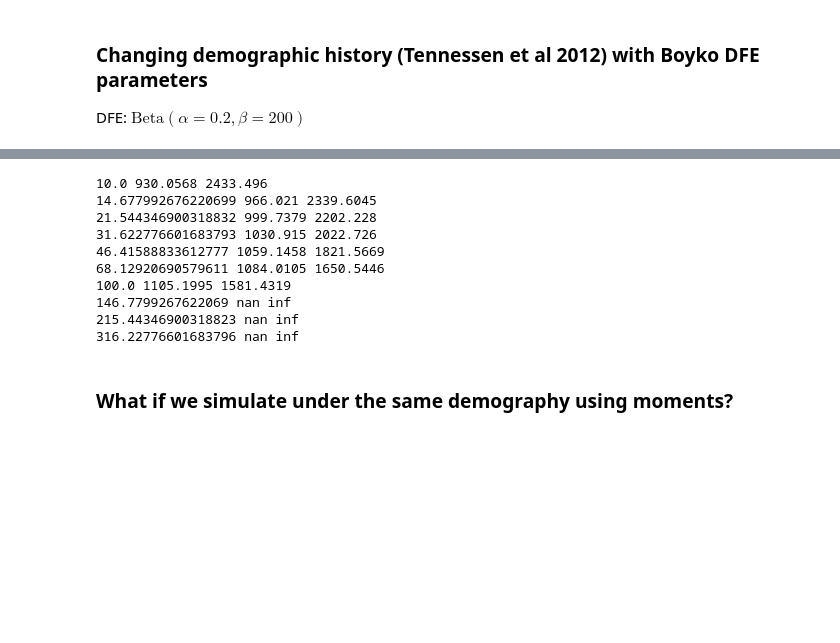
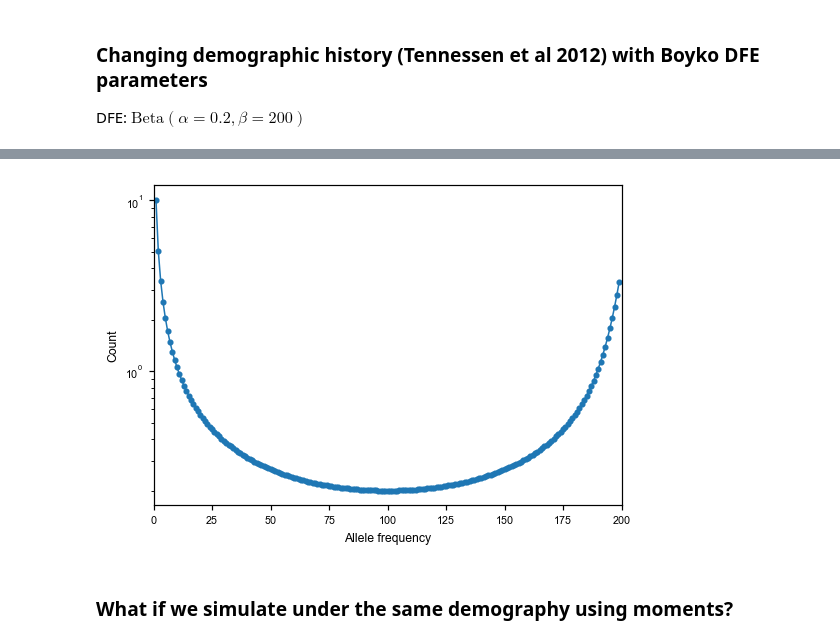
Before and after one commit to VivaswatS/selCoefEst, a Jupyter notebook: changingpopsizesims.ipynb, the cells around one changed output, grey strips where cells are left out. Saved outputs shown, nothing was run; the diff lists cells and outputs as text; code cells hidden in the pictures; blank space fills up the shorter version.

```diff
--- a/changingpopsizesims.ipynb
+++ b/changingpopsizesims.ipynb
@@ -292,12 +57,0 @@ dat = df1.to_numpy(dtype='int64')
-# %%
-sfs = moments.Spectrum(np.histogram(df1['sXl'],bins=range(0,202))[0])
-moments.Plotting.plot_1d_fs(sfs)
-
-SMS = np.zeros((len(Nc),200+1),dtype='int16')
-mask = np.zeros_like(SMS); mask[0,:] = 1; mask[:,0] = 1; mask[:,-1] = 1;
-for i in range(len(dat)):
-    SMS[dat[i,3],dat[i,5]] += 1
-SMSmask = np.ma.array(SMS,mask=mask)
-
-plt.plot(Nc[::-1]/Nc[0]); plt.loglog(); plt.xlabel('gens ago'); plt.ylabel('pop size (2N)');
-plt.plot([nu_func(t) for t in np.linspace(8.99,0,len(Nc))]); plt.loglog(); plt.xlabel('coalescent units');
@@ -877,21 +436,0 @@ for ig, g in enumerate([-50.,-.5,0]):
-# %%
-dft = pd.read_csv('outfiles/Bottleneck50.3.full_out.txt',sep='\t',header=None,names=['','Xl','s','al','id'])
-dft['empty'] = ''
-dft['sXl'] = (dft['Xl']*200).astype('int')
-dft['al'] = 82000+1 - dft['al']
-dft['al'] = dft['al'].astype('int')
-dft = dft.iloc[:,1:]
-datt = dft.to_numpy()
-
-SMS = np.zeros((82000,200+1),dtype='int16')
-mask = np.zeros_like(SMS); mask[0,:] = 1; mask[:,0] = 1; mask[:,-1] = 1;
-for i in range(len(datt)):
-    SMS[datt[i,2],datt[i,5]] += 1
-SMSmask = np.ma.array(SMS,mask=mask)
-
-sfs = moments.Spectrum(np.histogram(datt[:,5],bins=range(0,202))[0])
-# plt.spy(SMSmask,aspect='auto',color='salmon',markersize=2);
-
-# print(SMSmask.sum())
-
--10**sp.optimize.minimize_scalar(get_ll_freqdemchanging,args=({'sfs':sfs,'theta':400,'p_misid':0,'nu':nu_func,'T':4.09},200),).x, -10**sp.optimize.minimize_scalar(get_ll_freqagedemchanging,args=({'sms':SMSmask,'theta':400,'Nc':Nc,'p_misid':0},200),).x
@@ -1178,25 +580,17 @@ DFE: $\text{Beta}(\alpha=0.2,\beta=200)$
 # fs.integrate(nu_func, 12.2879, gamma=40, dt_fac=1e-4, theta=10)
 # fs.project([200])
 # %%
-for s in np.logspace(1,2.5,10):
-    fsa = run_mom_iterate_changing(200, s/Nc[0], Nc, 20, {})
-    print(s,-np.nansum(-fsa[1:,1:] + np.log(fsa[1:,1:]) * SMSmask[1:,1:] - sp.special.gammaln(SMSmask[1:,1:]+1)))
-# fsa = run_mom_iterate_changing(200, 1/Nc[0], Nc, 100, {})
+# for s in np.logspace(1,2.5,10):
+#     fsa = run_mom_iterate_changing(200, s/Nc[0], Nc, 20, {})
+#     print(s,-np.nansum(-fsa[1:,1:] + np.log(fsa[1:,1:]) * SMSmask[1:,1:] - sp.special.gammaln(SMSmask[1:,1:]+1)))
+# fsa = run_mom_iterate_changing(200, 50/Nc[0], Nc, 10, {})
+moments.Plotting.plot_1d_fs(moments.Spectrum(fsa.sum(axis=0)))
 # print(fsa.sum(axis=0)[1:5],SMSmask.sum(axis=0)[1:5])
 # print(fsa.sum())
 # fsa.sum(axis=0)
 # fsa = run_mom_iterate_mom(200, 1, nu_func, 100, 10)
 # %% [output]
-10.0 930.0568 2433.496
-14.677992676220699 966.021 2339.6045
-21.544346900318832 999.7379 2202.228
-31.622776601683793 1030.915 2022.726
-46.41588833612777 1059.1458 1821.5669
-68.12920690579611 1084.0105 1650.5446
-100.0 1105.1995 1581.4319
-146.7799267622069 nan inf
-215.44346900318823 nan inf
-316.22776601683796 nan inf
+[figure, added]
 # %% [markdown]
 ### What if we simulate under the same demography using moments?
 # %%
```
Also changed, not shown: parts of 64 cells of this notebook, 2 other files.
